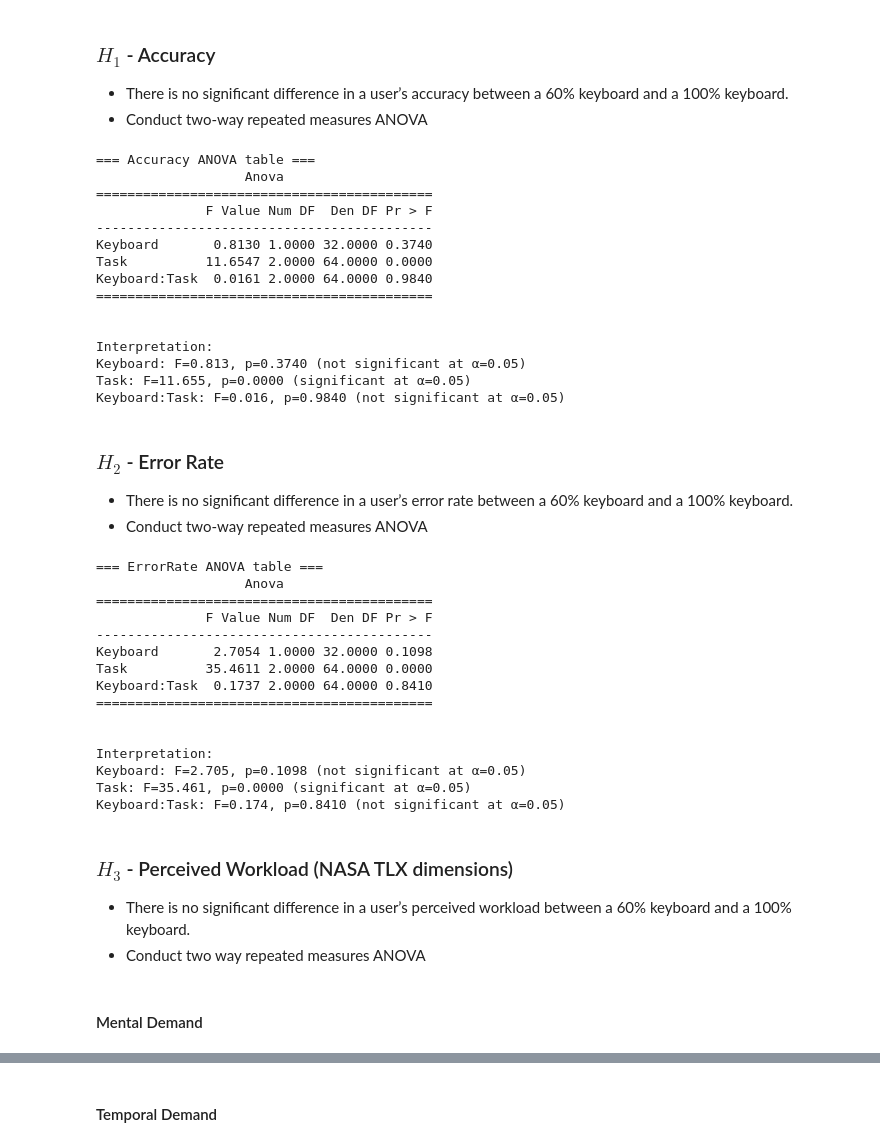
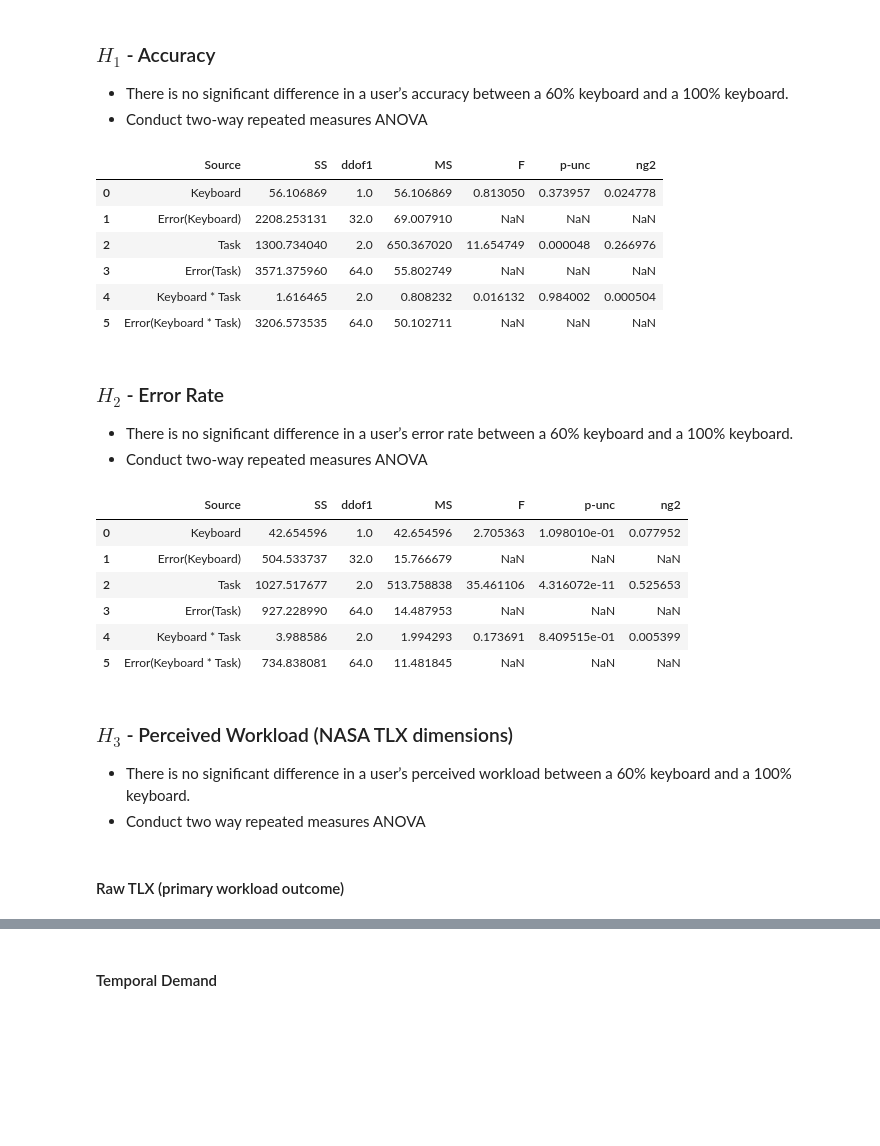
Before and after one commit to chris-asturiano/typing-test, a Jupyter notebook: data_analysis/data_analysis.ipynb, the cells around one changed output, grey strips where cells are left out. Drawn from its saved outputs; the diff is of its cells as text; code cells hidden in the pictures; blank space fills up the shorter version.

```diff
--- a/data_analysis/data_analysis.ipynb
+++ b/data_analysis/data_analysis.ipynb
@@ -935,35 +1000,30 @@ Basically... switching keyboards doesn’t change which tasks are easier or hard
 - There is no significant difference in a user’s accuracy between a 60% keyboard and a 100% keyboard.
 - Conduct two-way repeated measures ANOVA
 # %%
-# Two-way repeated-measures ANOVA: Accuracy ~ Keyboard * Task
+# Two-way repeated-measures ANOVA (pingouin): Accuracy ~ Keyboard * Task
 accuracy_result = run_two_way_rm_anova(
     data=df,
     depvar="Accuracy",
     subject_col="Participant_Number",
     within_factors=("Keyboard", "Task"),
     alpha=0.05,
 )
+accuracy_source_table = accuracy_result["source_table"]
+accuracy_source_table
 # %% [output]
-=== Accuracy ANOVA table ===
-                   Anova
-===========================================
-              F Value Num DF  Den DF Pr > F
--------------------------------------------
-Keyboard       0.8130 1.0000 32.0000 0.3740
-Task          11.6547 2.0000 64.0000 0.0000
-Keyboard:Task  0.0161 2.0000 64.0000 0.9840
-===========================================
-
-
-Interpretation:
-Keyboard: F=0.813, p=0.3740 (not significant at α=0.05)
-Task: F=11.655, p=0.0000 (significant at α=0.05)
-Keyboard:Task: F=0.016, p=0.9840 (not significant at α=0.05)
+|  | Source | SS | ddof1 | MS | F | p-unc | ng2 |
+| 0 | Keyboard | 56.106869 | 1.0 | 56.106869 | 0.813050 | 0.373957 | 0.024778 |
+| 1 | Error(Keyboard) | 2208.253131 | 32.0 | 69.007910 | NaN | NaN | NaN |
+| 2 | Task | 1300.734040 | 2.0 | 650.367020 | 11.654749 | 0.000048 | 0.266976 |
+| 3 | Error(Task) | 3571.375960 | 64.0 | 55.802749 | NaN | NaN | NaN |
+| 4 | Keyboard * Task | 1.616465 | 2.0 | 0.808232 | 0.016132 | 0.984002 | 0.000504 |
+| 5 | Error(Keyboard * Task) | 3206.573535 | 64.0 | 50.102711 | NaN | NaN | NaN |
 # %% [markdown]
 ### $H_{2}$ - Error Rate
 - There is no significant difference in a user’s error rate between a 60% keyboard and a 100% keyboard.
 - Conduct two-way repeated measures ANOVA
 # %%
+# Two-way repeated-measures ANOVA (pingouin): ErrorRate ~ Keyboard * Task
 error_rate_result = run_two_way_rm_anova(
     data=df,
     depvar="ErrorRate",
@@ -971,22 +1031,16 @@ error_rate_result = run_two_way_rm_anova(
     within_factors=("Keyboard", "Task"),
     alpha=0.05,
 )
+error_rate_source_table = error_rate_result["source_table"]
+error_rate_source_table
 # %% [output]
-=== ErrorRate ANOVA table ===
-                   Anova
-===========================================
-              F Value Num DF  Den DF Pr > F
--------------------------------------------
-Keyboard       2.7054 1.0000 32.0000 0.1098
-Task          35.4611 2.0000 64.0000 0.0000
-Keyboard:Task  0.1737 2.0000 64.0000 0.8410
-===========================================
-
-
-Interpretation:
-Keyboard: F=2.705, p=0.1098 (not significant at α=0.05)
-Task: F=35.461, p=0.0000 (significant at α=0.05)
-Keyboard:Task: F=0.174, p=0.8410 (not significant at α=0.05)
+|  | Source | SS | ddof1 | MS | F | p-unc | ng2 |
+| 0 | Keyboard | 42.654596 | 1.0 | 42.654596 | 2.705363 | 1.098010e-01 | 0.077952 |
+| 1 | Error(Keyboard) | 504.533737 | 32.0 | 15.766679 | NaN | NaN | NaN |
+| 2 | Task | 1027.517677 | 2.0 | 513.758838 | 35.461106 | 4.316072e-11 | 0.525653 |
+| 3 | Error(Task) | 927.228990 | 64.0 | 14.487953 | NaN | NaN | NaN |
+| 4 | Keyboard * Task | 3.988586 | 2.0 | 1.994293 | 0.173691 | 8.409515e-01 | 0.005399 |
+| 5 | Error(Keyboard * Task) | 734.838081 | 64.0 | 11.481845 | NaN | NaN | NaN |
 # %% [markdown]
 ### $H_{3}$ - Perceived Workload (NASA TLX dimensions)
 - There is no significant difference in a user’s perceived workload between a 60% keyboard and a 100% keyboard.
@@ -996,4 +1056,4 @@ nasa_rm_df = nasa_aug.rename(columns={"Participant Number": "Participant_Number"
 nasa_rm_results = {}
 # %% [markdown]
-#### Mental Demand
+#### Raw TLX (primary workload outcome)
 # %%
```
Also changed, not shown: parts of 18 cells of this notebook, 26 other files.
